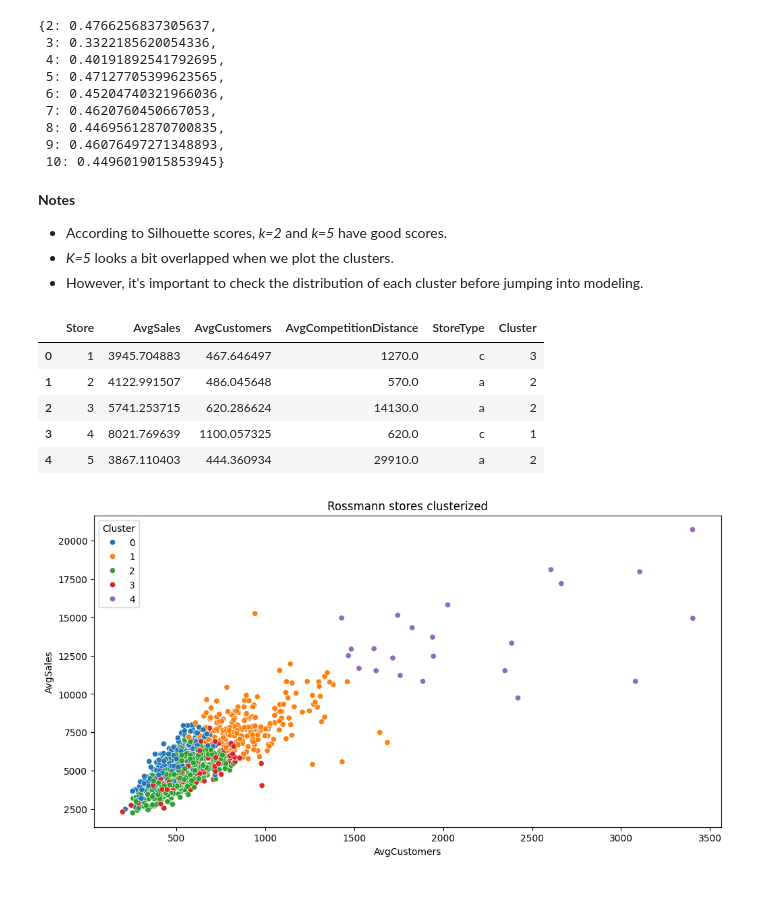
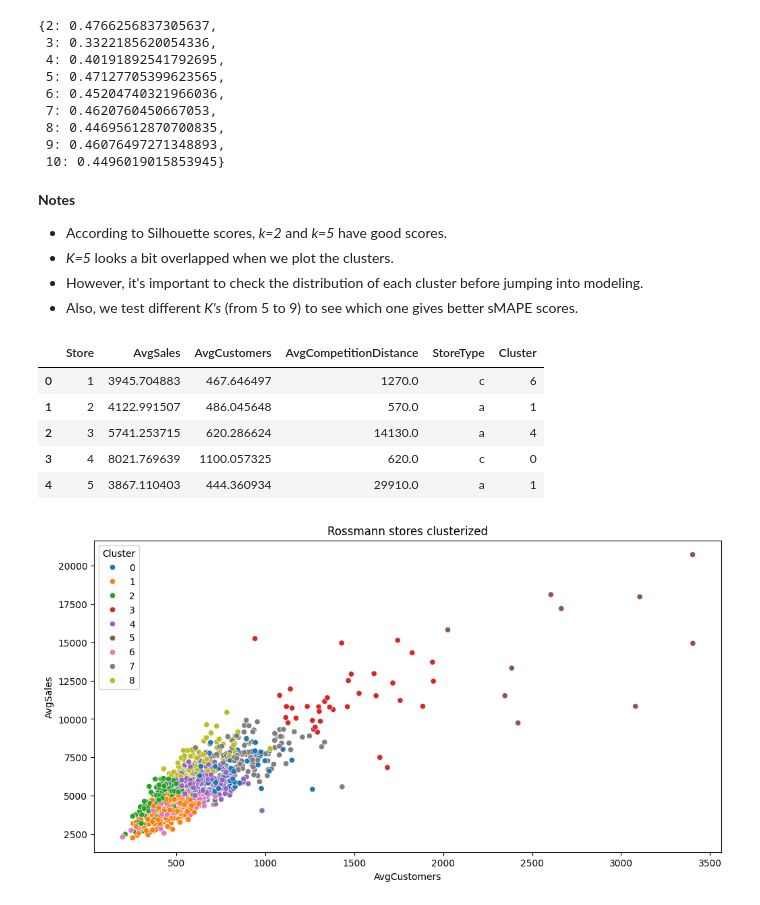
Before and after one commit to soutogustavo/rossmann-forecasting-benchmark, a Jupyter notebook: notebooks/TSF_rossman_forecasting.ipynb, the cells around one changed output. Drawn from its saved outputs; the diff is of its cells as text; code cells hidden in the pictures.

```diff
--- a/notebooks/TSF_rossman_forecasting.ipynb
+++ b/notebooks/TSF_rossman_forecasting.ipynb
@@ -171,20 +182,21 @@ Silhouette scores:
 - According to Silhouette scores, *k=2* and *k=5* have good scores.
 - *K=5* looks a bit overlapped when we plot the clusters.
 - However, it's important to check the distribution of each cluster before jumping into modeling.
+- Also, we test different *K's* (from 5 to 9) to see which one gives better sMAPE scores.
 # %%
-num_k = 5
+NUM_K = 9
 
-kmeans = KMeans(n_clusters=num_k, random_state=42, n_init=10)
+kmeans = KMeans(n_clusters=NUM_K, random_state=42, n_init=10)
 store_features["Cluster"] = kmeans.fit_predict(X_processed)
 
 store_features.head()
 # %% [output]
 |  | Store | AvgSales | AvgCustomers | AvgCompetitionDistance | StoreType | Cluster |
-| 0 | 1 | 3945.704883 | 467.646497 | 1270.0 | c | 3 |
-| 1 | 2 | 4122.991507 | 486.045648 | 570.0 | a | 2 |
-| 2 | 3 | 5741.253715 | 620.286624 | 14130.0 | a | 2 |
-| 3 | 4 | 8021.769639 | 1100.057325 | 620.0 | c | 1 |
-| 4 | 5 | 3867.110403 | 444.360934 | 29910.0 | a | 2 |
+| 0 | 1 | 3945.704883 | 467.646497 | 1270.0 | c | 6 |
+| 1 | 2 | 4122.991507 | 486.045648 | 570.0 | a | 1 |
+| 2 | 3 | 5741.253715 | 620.286624 | 14130.0 | a | 4 |
+| 3 | 4 | 8021.769639 | 1100.057325 | 620.0 | c | 0 |
+| 4 | 5 | 3867.110403 | 444.360934 | 29910.0 | a | 1 |
 # %%
 fig, ax = plt.subplots(figsize=(12,6))
 
@@ -198,7 +210,7 @@ sns.scatterplot(
 )
 ax.set(title="Rossmann stores clusterized");
 # %% [output]
-[figure, old version]
+[figure, new version]
 # %%
 distribution_type = pd.crosstab(store_features['Cluster'], store_features['StoreType'])
 print("\nStoreType Distribution inside Clusters:")
```
Also changed, not shown: parts of 12 cells of this notebook, 3 other files.
